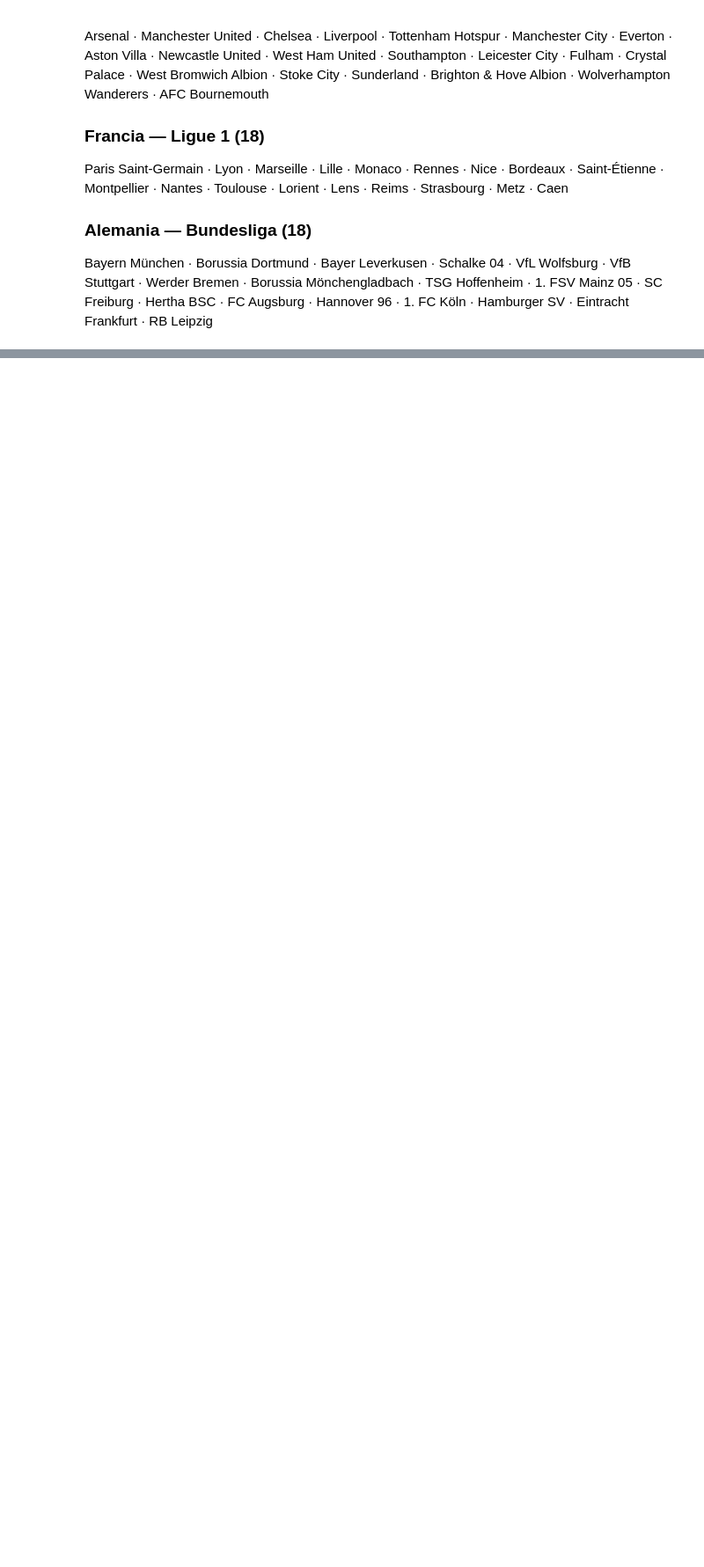
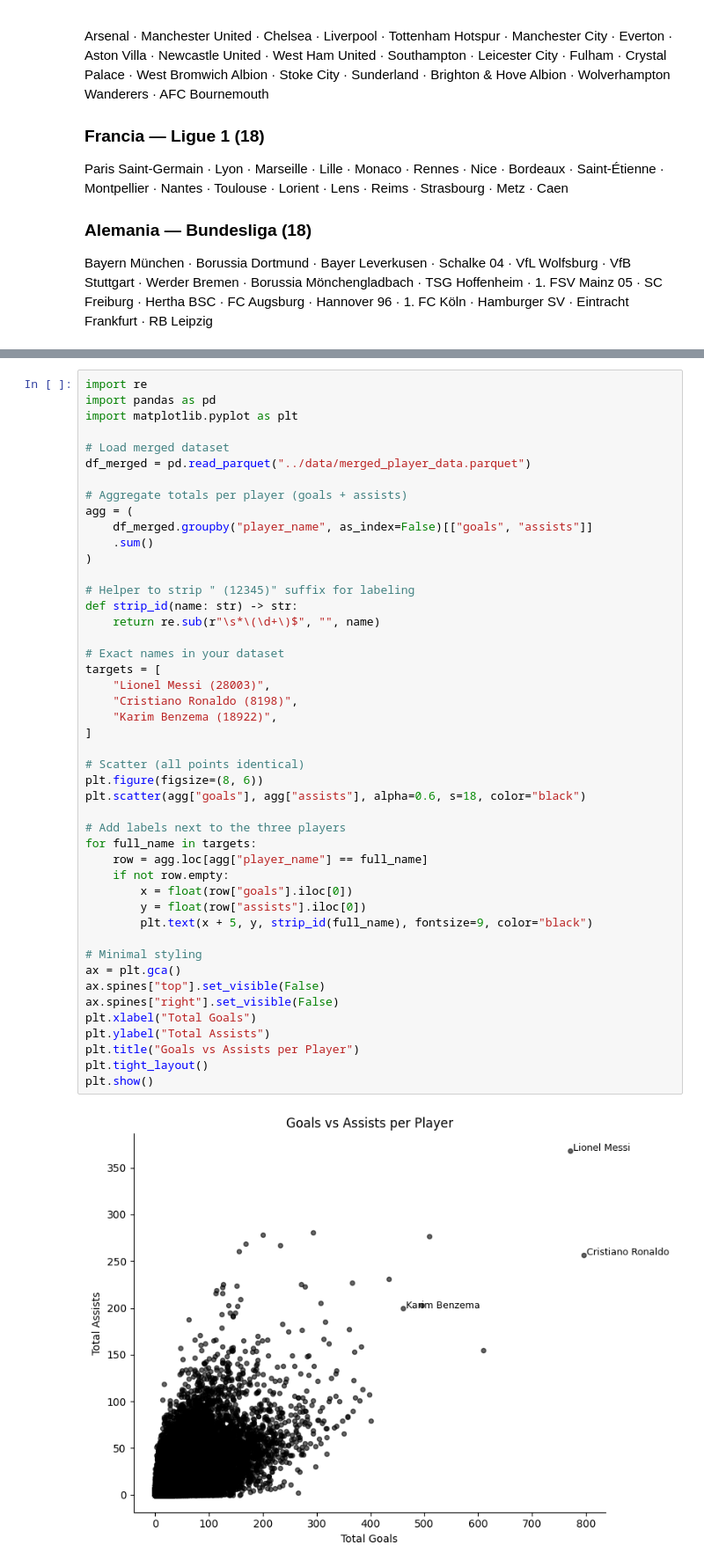
Before and after one commit to AndresDeve/Messi-outlier, a Jupyter notebook: notebooks/messi_exploration_dataset2.ipynb, the cells around one changed output, grey strips where cells are left out. Shown: that part at 88% size. Drawn from its saved outputs; the diff is of its cells as text; blank space fills up the shorter version.

Commit message:
updated datasets

```diff
--- a/notebooks/messi_exploration_dataset2.ipynb
+++ b/notebooks/messi_exploration_dataset2.ipynb
@@ -323,0 +412,48 @@ Bayern München · Borussia Dortmund · Bayer Leverkusen · Schalke 04 · VfL Wo
+# %%
+import re
+import pandas as pd
+import matplotlib.pyplot as plt
+
+# Load merged dataset
+df_merged = pd.read_parquet("../data/merged_player_data.parquet")
+
+# Aggregate totals per player (goals + assists)
+agg = (
+    df_merged.groupby("player_name", as_index=False)[["goals", "assists"]]
+    .sum()
+)
+
+# Helper to strip " (12345)" suffix for labeling
+def strip_id(name: str) -> str:
+    return re.sub(r"\s*\(\d+\)$", "", name)
+
+# Exact names in your dataset
+targets = [
+    "Lionel Messi (28003)",
+    "Cristiano Ronaldo (8198)",
+    "Karim Benzema (18922)",
+]
+
+# Scatter (all points identical)
+plt.figure(figsize=(8, 6))
+plt.scatter(agg["goals"], agg["assists"], alpha=0.6, s=18, color="black")
+
+# Add labels next to the three players
+for full_name in targets:
+    row = agg.loc[agg["player_name"] == full_name]
+    if not row.empty:
+        x = float(row["goals"].iloc[0])
+        y = float(row["assists"].iloc[0])
+        plt.text(x + 5, y, strip_id(full_name), fontsize=9, color="black")
+
+# Minimal styling
+ax = plt.gca()
+ax.spines["top"].set_visible(False)
+ax.spines["right"].set_visible(False)
+plt.xlabel("Total Goals")
+plt.ylabel("Total Assists")
+plt.title("Goals vs Assists per Player")
+plt.tight_layout()
+plt.show()
+# %% [output]
+[figure, added]
```
Also changed, not shown: parts of 14 cells of this notebook, 7 other files.
